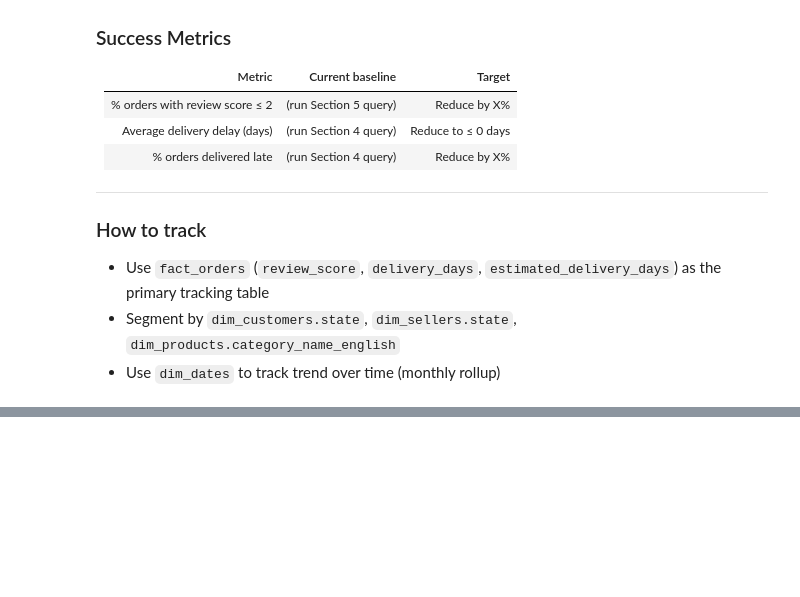
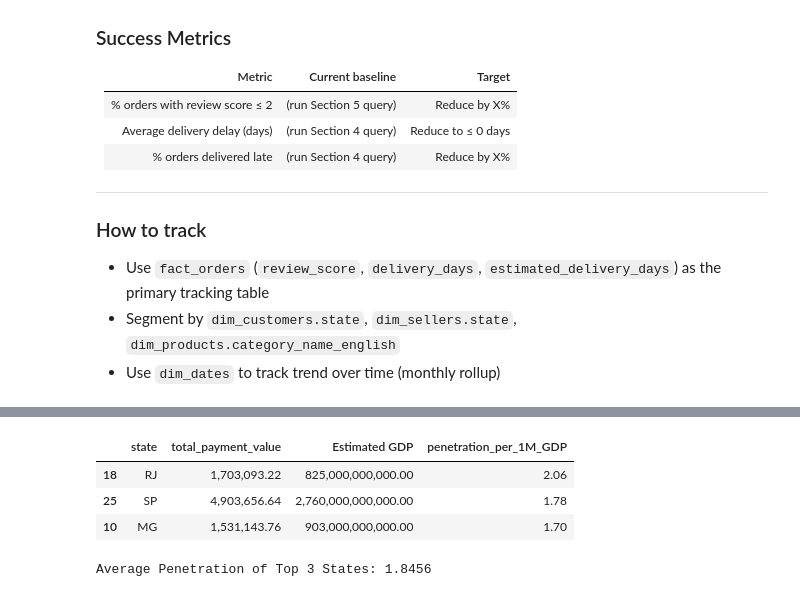
Before and after one commit to kevichua/DS5-Team-5---Module-2-Assignment-Project, a Jupyter notebook: module2-olist-data-pipeline/notebooks/02_star_schema_analysis.ipynb, the cells around one changed output, grey strips where cells are left out. Saved outputs shown, nothing was run; the diff lists cells and outputs as text; code cells hidden in the pictures; blank space fills up the shorter version.

```diff
--- a/module2-olist-data-pipeline/notebooks/02_star_schema_analysis.ipynb
+++ b/module2-olist-data-pipeline/notebooks/02_star_schema_analysis.ipynb
@@ -722,0 +713,23 @@ plt.show()
+# %%
+#Calcuate top 3 states current penetration rates
+
+# 1. Calculate the Penetration Rate (Revenue per 1M GDP)
+df_gap['penetration_per_1M_GDP'] = df_gap['total_payment_value'] / df_gap['Estimated GDP']*1000000
+
+# 2. Select the Top 3 states by Revenue (total_payment_value)
+top_3_states = df_gap.nlargest(3, 'total_payment_value')
+top_3_states_sorted = top_3_states.sort_values(by='penetration_per_1M_GDP', ascending=False)
+
+# 3. Display the result
+display(top_3_states_sorted[['state', 'total_payment_value', 'Estimated GDP', 'penetration_per_1M_GDP']])
+
+avg_penetration = top_3_states['penetration_per_1M_GDP'].mean()
+
+# 3. Display the result
+print(f"Average Penetration of Top 3 States: {avg_penetration:.4f}")
+# %% [output]
+|  | state | total_payment_value | Estimated GDP | penetration_per_1M_GDP |
+| 18 | RJ | 1,703,093.22 | 825,000,000,000.00 | 2.06 |
+| 25 | SP | 4,903,656.64 | 2,760,000,000,000.00 | 1.78 |
+| 10 | MG | 1,531,143.76 | 903,000,000,000.00 | 1.70 |
+Average Penetration of Top 3 States: 1.8456
```
Also changed, not shown: parts of 8 cells of this notebook.
